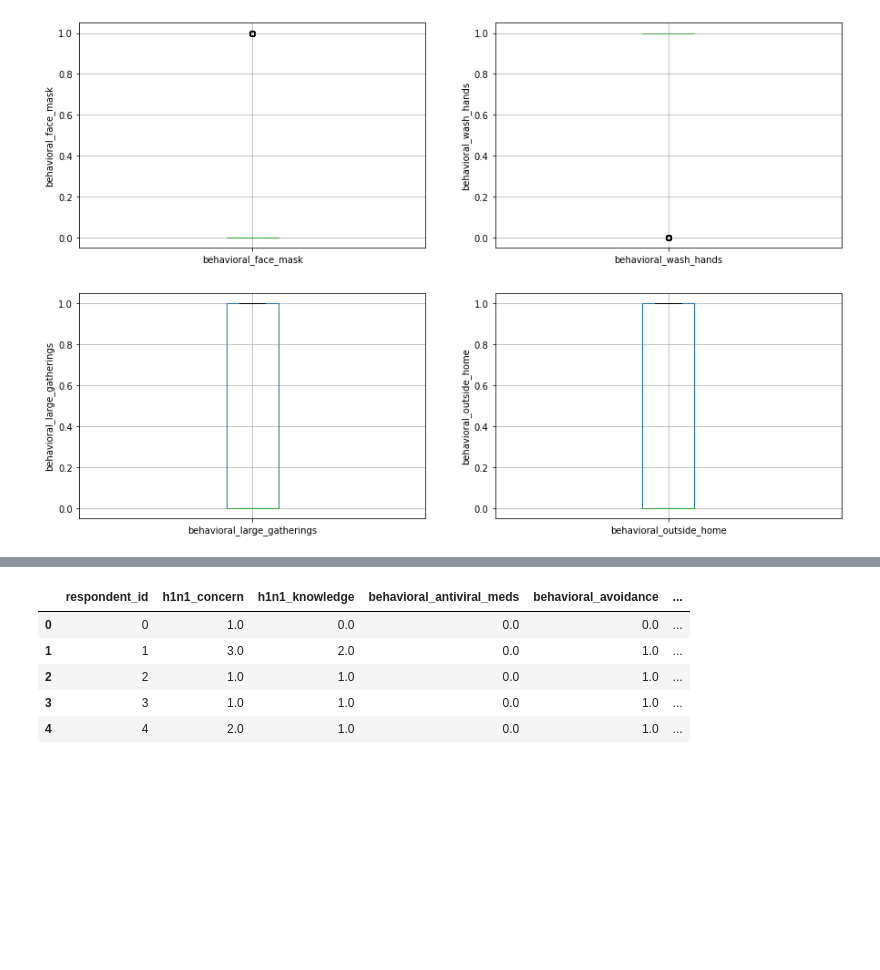
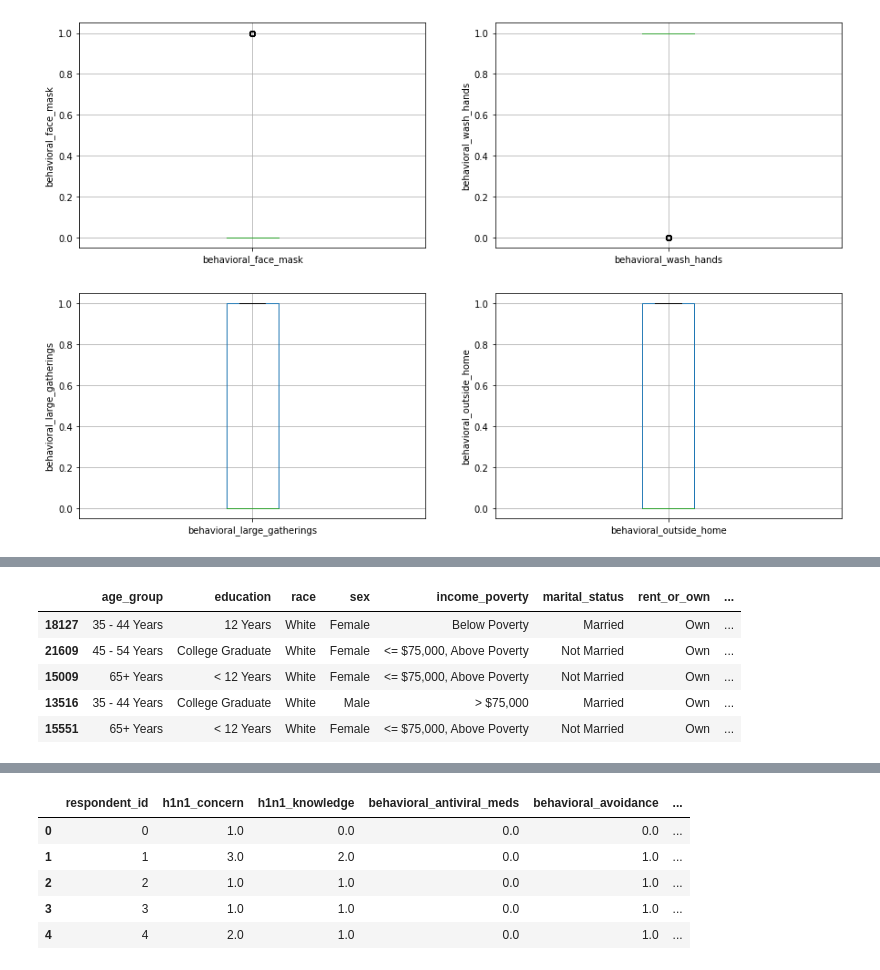
Before and after one commit to PETERNJUGU4/Njugu_Phase_3_Project, a Jupyter notebook: index.ipynb, the cells around one changed output, grey strips where cells are left out. Saved outputs shown, nothing was run; the diff lists cells and outputs as text; code cells hidden in the pictures; blank space fills up the shorter version.

```diff
--- a/index.ipynb
+++ b/index.ipynb
@@ -839,0 +883,6 @@ df_test_set.head()
+# %%
+# display categorical variables
+
+categorical = [col for col in X_train.columns if X_train[col].dtypes == 'O']
+
+categorical
@@ -841,0 +1344,9 @@ df_test_set.head()
+# %%
+X_train[categorical].head()
+# %% [output]
+|  | age_group | education | race | sex | income_poverty | marital_status | rent_or_own | ... |
+| 18127 | 35 - 44 Years | 12 Years | White | Female | Below Poverty | Married | Own | ... |
+| 21609 | 45 - 54 Years | College Graduate | White | Female | <= $75,000, Above Poverty | Not Married | Own | ... |
+| 15009 | 65+ Years | < 12 Years | White | Female | <= $75,000, Above Poverty | Not Married | Own | ... |
+| 13516 | 35 - 44 Years | College Graduate | White | Male | > $75,000 | Married | Own | ... |
+| 15551 | 65+ Years | < 12 Years | White | Female | <= $75,000, Above Poverty | Not Married | Own | ... |
```
Also changed, not shown: parts of 62 cells of this notebook.
